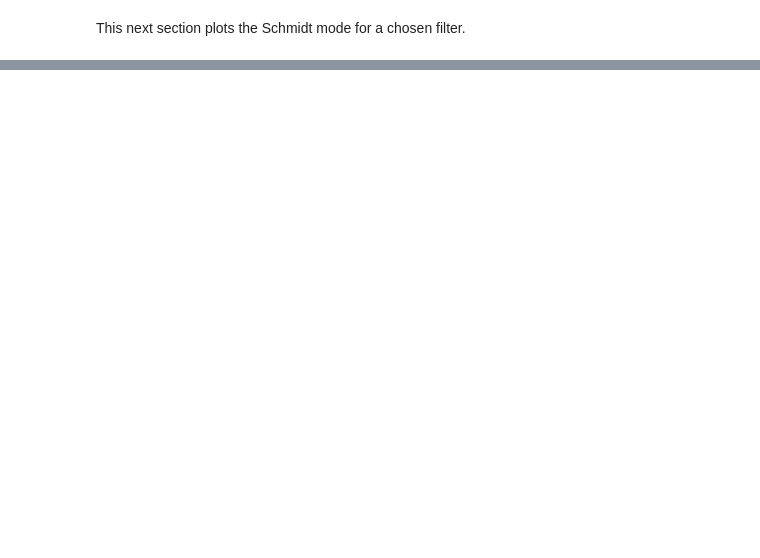
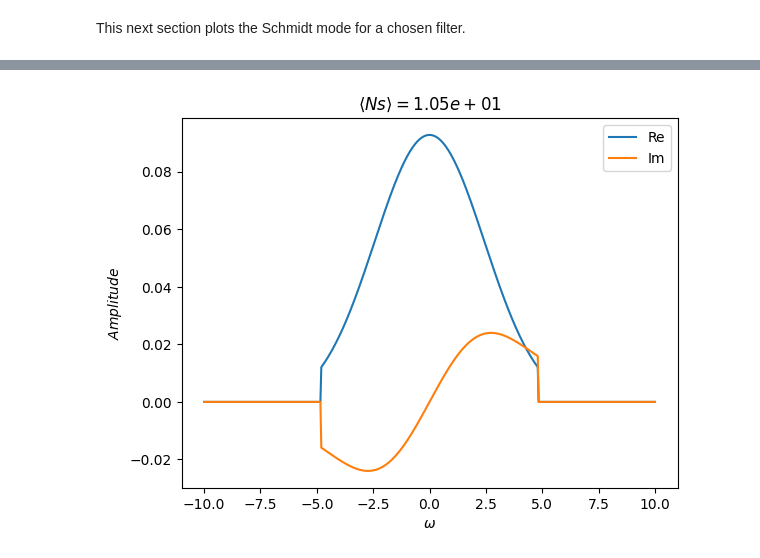
Before and after one commit to polyquantique/NeedALight, a Jupyter notebook: NeedALight/examples/example_singlepass.ipynb, the cells around one changed output, grey strips where cells are left out. Saved outputs shown, nothing was run; the diff lists cells and outputs as text; code cells hidden in the pictures; blank space fills up the shorter version.

```diff
--- a/NeedALight/examples/example_singlepass.ipynb
+++ b/NeedALight/examples/example_singlepass.ipynb
@@ -217,37 +203,0 @@ plt.show()
-# %%
-#Loop to calculate purity as a function of gain for certain filter. (Loops over narrowing filters)
-pumpscaled=lambda x: pump(x,scale=sc)
-npi = 0.00024
-npf = 2.068
-nstep = 15
-step = (npf - npi)/nstep
-num_pump = np.arange(npi,npf,step)
-Purity = np.zeros([15,5])
-nsv = np.zeros_like(num_pump)
-for j in range(5):
-    for i in tqdm(range(np.size(num_pump))):
-        pump_temp = lambda x: pump(x,num_pump[i]*np.sqrt(sc),scale=sc)
-        T, J, Ns, Ks, M, Nums, Numi = SPulsed_lin(vs,vi,vp,pump_temp,domain,dz,l,w)
-        nsv[i] = Ns
-        #Filtering Function
-        filt=np.zeros_like(w)
-        ind = 30 + 50 * j
-        filt[ind:-ind]=1
-        filt = np.diag(filt)
-        #Filtering out the modes
-        M = filt @ M @ filt
-        Nums = filt @ Nums @ filt
-        Numi = filt @ Numi @ filt
-        #Constructing total N and M matrices as well as rotation matrix
-        N_tot = np.block([[Nums, 0 * Nums],[0 * Numi, Numi]])
-        M_tot = np.block([[0 * M, M],[M.T, 0 * M]])
-        R =(1 / np.sqrt(2)) * np.block([[ np.eye(len(N_tot)), 1j * np.eye(len(N_tot))],[np.eye(len(N_tot)), -1j * np.eye(len(N_tot))]])
-        #Purity
-        V =2 * np.conj(R).T @ (np.block([[N_tot.T, M_tot], [np.conj(M_tot), N_tot]])+np.eye(len(R))/2) @ R
-        Purity[i,j] = 1 / np.sqrt(np.real(np.linalg.det(V)))
-
-fig, ax = plt.subplots()
-im = ax.plot(nsv, Purity)
-ax.set_xlabel("<Ns>")
-ax.set_ylabel("Purity")
-plt.show()
@@ -257,10 +228,8 @@ plt.show()
 This next section plots the Schmidt mode for a chosen filter.
 # %%
 #Plot the different Filtered modes
-filt=np.zeros_like(w)
-ind = 92 #Choose the width by varying this.
-filt[ind:-ind]=1
-filt = np.diag(filt)
+ind = 3
+filt = np.diag(filter[:,ind])
 
 #filt = np.eye(len(x))   #If you don't want filtering
 
@@ -284,0 +253 @@ plt.show()
+[figure, added]
```
Also changed, not shown: parts of 10 cells of this notebook, 1 other file.
